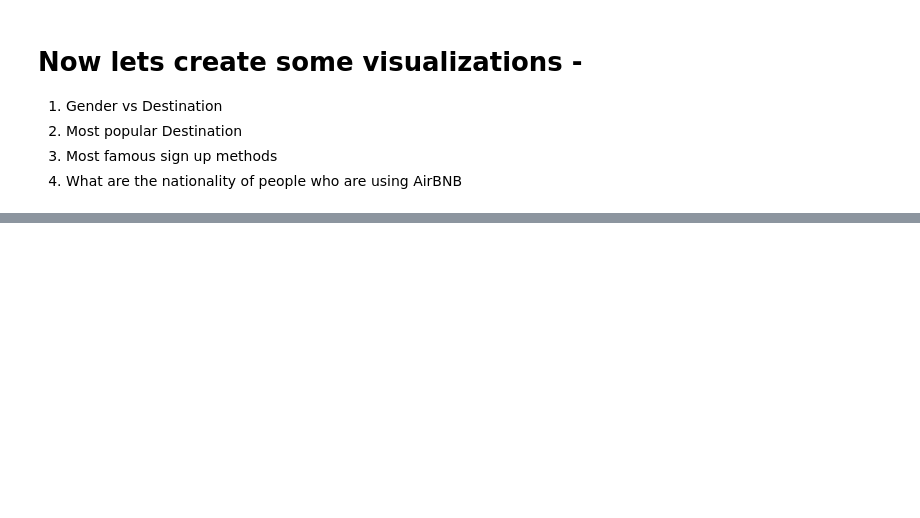
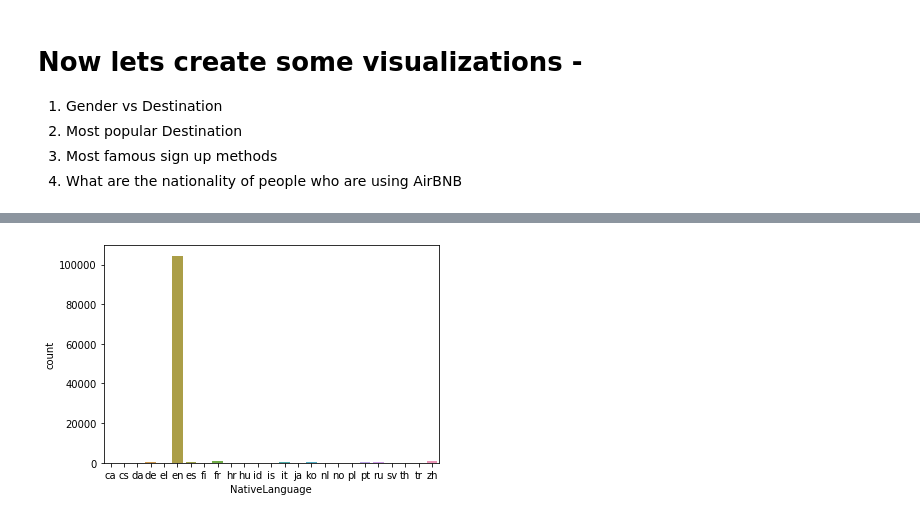
Before and after one commit to kalasahil/airBNB, a Jupyter notebook: Explore.ipynb, the cells around one changed output, grey strips where cells are left out. Cells and saved outputs as stored; diff of their text form; code cells hidden in the pictures; blank space fills up the shorter version.

```diff
--- a/Explore.ipynb
+++ b/Explore.ipynb
@@ -162,0 +193,10 @@ fig, ax =plt.subplots(1,2, figsize=(17,10))
+# %%
+Language_data=User_With_Session_Statistic.groupby('language').agg({'id':['count']})
+Language_data.columns = Language_data.columns.droplevel(1)
+Language_data=Language_data.reset_index()
+Language_data.columns = ['NativeLanguage','count']
+
+
+sns.barplot(x='NativeLanguage',y='count',data=Language_data);
+# %% [output]
+[figure, added]
```
Also changed, not shown: parts of 6 cells of this notebook.
